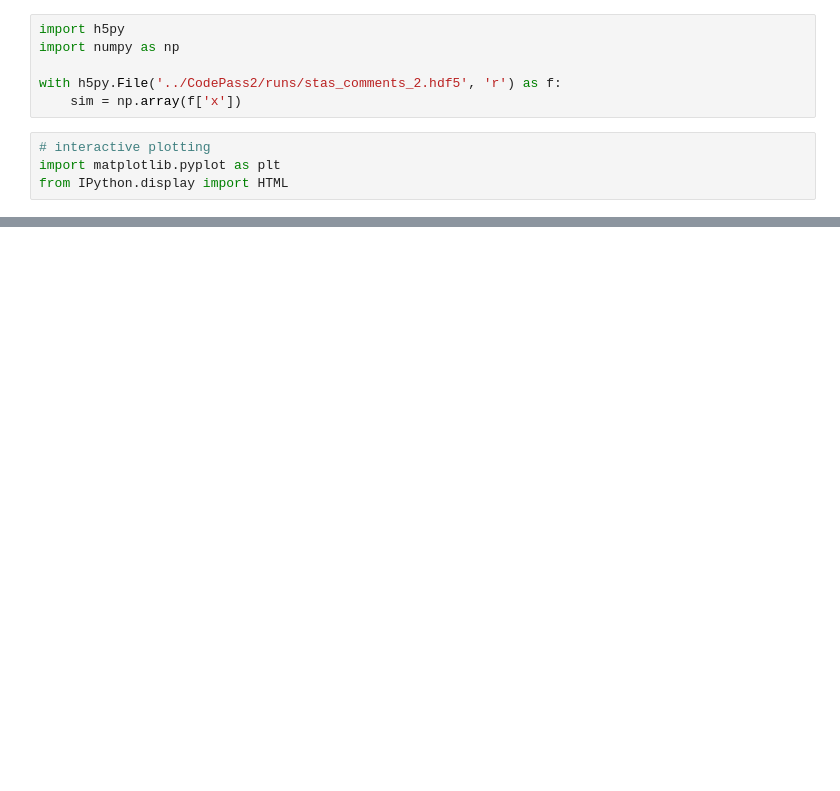
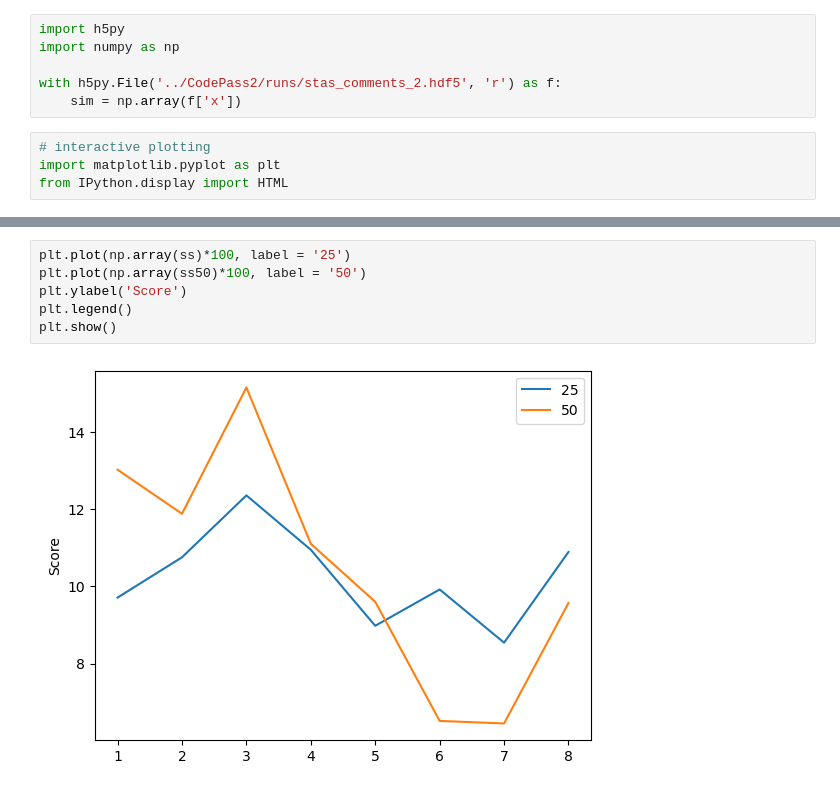
Before and after one commit to JakobSchauser/Thesis, a Jupyter notebook: CompareToData/CompareTesting.ipynb, the cells around one changed output, grey strips where cells are left out. Cells and saved outputs as stored; diff of their text form; blank space fills up the shorter version.

```diff
--- a/CompareToData/CompareTesting.ipynb
+++ b/CompareToData/CompareTesting.ipynb
@@ -95,0 +281,8 @@ See the caveats in the documentation: https://pandas.pydata.org/pandas-docs/stab
+# %%
+plt.plot(np.array(ss)*100, label = '25')
+plt.plot(np.array(ss50)*100, label = '50')
+plt.ylabel('Score')
+plt.legend()
+plt.show()
+# %% [output]
+[figure, added]
```
Also changed, not shown: parts of 8 cells of this notebook, 10 other files.
